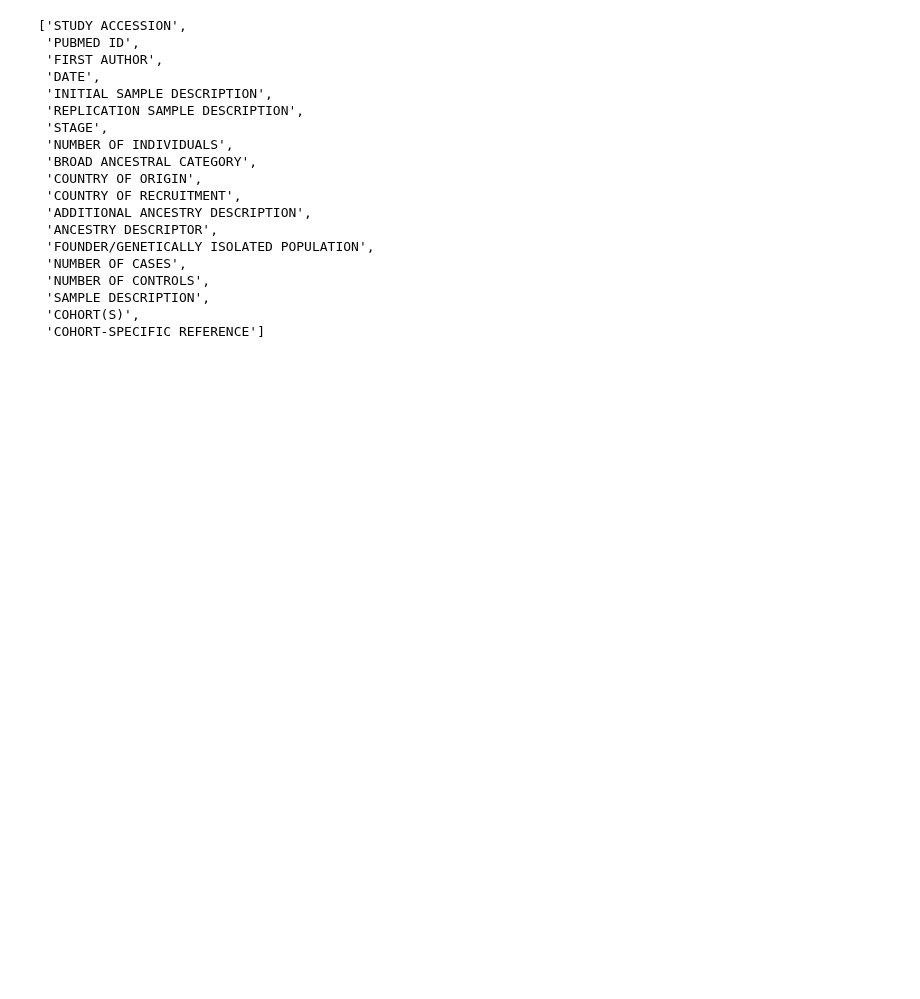
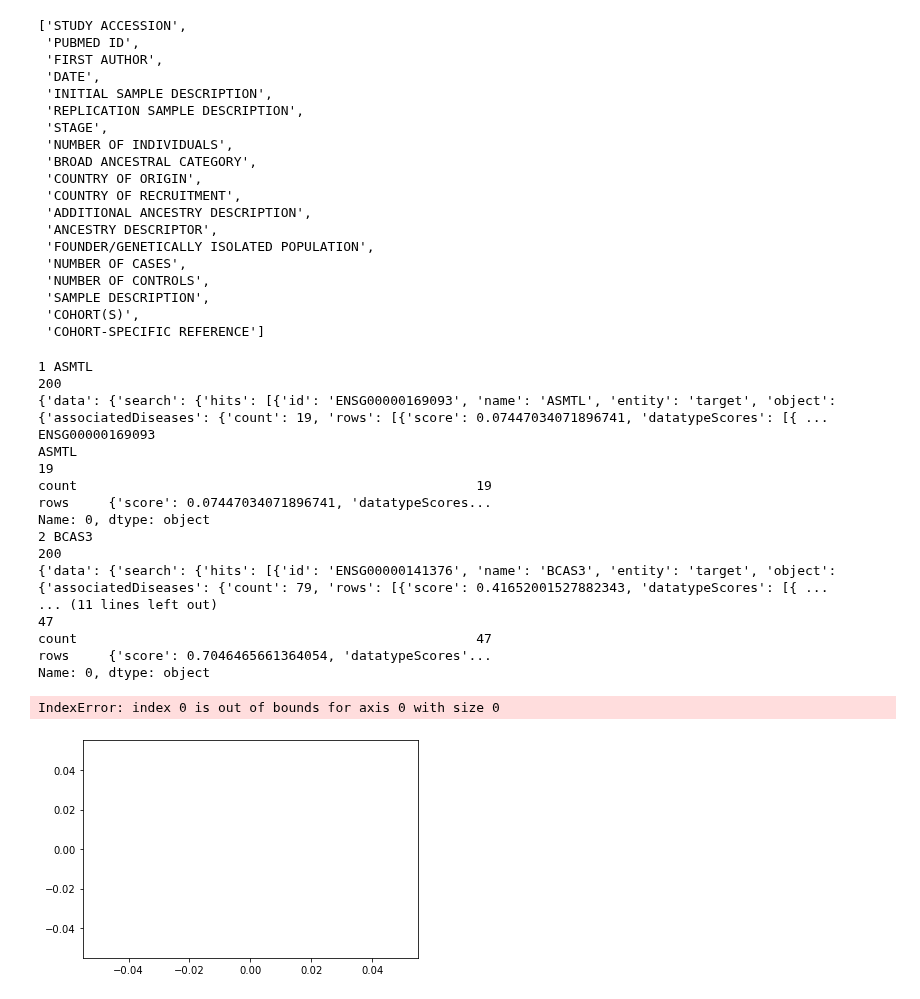
Before and after one commit to DSuveges/random_notebooks, a Jupyter notebook: geneics_v2d_exploration/make_gwas_cat_study_table.ipynb, the cells around one changed output. Saved outputs shown, nothing was run; the diff lists cells and outputs as text; code cells hidden in the pictures; blank space fills up the shorter version.

```diff
--- a/geneics_v2d_exploration/make_gwas_cat_study_table.ipynb
+++ b/geneics_v2d_exploration/make_gwas_cat_study_table.ipynb
@@ -96,3 +96,71 @@ ustudies.columns
  'SAMPLE DESCRIPTION',
  'COHORT(S)',
  'COHORT-SPECIFIC REFERENCE']
+# %%
+import requests
+import json
+import pandas as pd
+colS=pd.DataFrame(columns=["ID","name","score","count", "rows"])
+cntG=0;
+for gene_id in genList.split():
+    cntG=cntG+1
+    print(cntG,gene_id)
+    query_string = "query assocs {search(queryString:\""+gene_id+"\", entityNames:\"target\"){hits {id,name,entity,object { ... on Target {associatedDiseases {count rows {score datatypeScores{ id score}disease {id name}}}}}}}}"
+    base_url = "https://api.platform.opentargets.org/api/v4/graphql"
+    r = requests.post(base_url, json={"query": query_string})
+    print(r.status_code)
+    if r.status_code==200:
+        api_response = json.loads(r.text)
+        print(api_response)
+        iD=api_response['data']['search']['hits'][0]['id']
+        print(iD)
+        iG=api_response['data']['search']['hits'][0]['name']
+        print(iG)
+        dC=api_response['data']['search']['hits'][0]['object']['associatedDiseases']['count']
+        print(dC)
+        if(dC>0): dS=api_response['data']['search']['hits'][0]['object']['associatedDiseases']['rows'][0]['score']
+        aD=api_response['data']['search']['hits'][0]['object']['associatedDiseases']#['rows'][0]['datatypeScores']
+        #print(aD)
+        dataOIDP=pd.DataFrame(aD,columns=["count","rows"])
+        if(dataOIDP.empty==False): print(dataOIDP.iloc[0])
+        dataOIDP["ID"]=iD
+        dataOIDP["name"]=iG
+        dataOIDP["score"]=dS
+        colS=pd.concat([colS,dataOIDP])
+#print(colS)
+colSs=colS['rows'].astype('str').str.split(',').str[0]
+colSs=colSs.astype('str').str.split(':').str[1]
+colSd=colS['rows'].astype('str').str.split(',').str[-1]
+colSd=colSd.astype('str').str.split('\'').str[3]
+colS["dDcore"]=colSs
+colS["disease"]=colSd
+colS.to_csv("openTargetResults.csv")
+colScnt=colS['disease'].value_counts()
+colScnt.to_csv("openTargetResultsCount.csv")
+colScnt[colScnt>50].plot(kind="barh").figure.savefig("openTargetResult50D.svg",dpi=100,bbox_inches = "tight")
+neoplasmL=set(colS[colS['disease']=='neoplasm'].ID)
+cancerL=set(colS[colS['disease']=='cancer'].ID)
+diffLnc=neoplasmL-cancerL
+diffLcn=cancerL-neoplasmL
+commonL=neoplasmL.intersection(cancerL)
+print(len(commonL),len(diffLnc),len(diffLcn))
+# %% [output]
+1 ASMTL
+200
+{'data': {'search': {'hits': [{'id': 'ENSG00000169093', 'name': 'ASMTL', 'entity': 'target', 'object': {'associatedDiseases': {'count': 19, 'rows': [{'score': 0.07447034071896741, 'datatypeScores': [{ ...
+ENSG00000169093
+ASMTL
+19
+count                                                   19
+rows     {'score': 0.07447034071896741, 'datatypeScores...
+Name: 0, dtype: object
+2 BCAS3
+200
+{'data': {'search': {'hits': [{'id': 'ENSG00000141376', 'name': 'BCAS3', 'entity': 'target', 'object': {'associatedDiseases': {'count': 79, 'rows': [{'score': 0.41652001527882343, 'datatypeScores': [{ ...
+... (11 lines left out)
+47
+count                                                   47
+rows     {'score': 0.7046465661364054, 'datatypeScores'...
+Name: 0, dtype: object
+IndexError: index 0 is out of bounds for axis 0 with size 0
+[figure, added]
```
Also changed, not shown: parts of 4 cells of this notebook, 8 other files.
